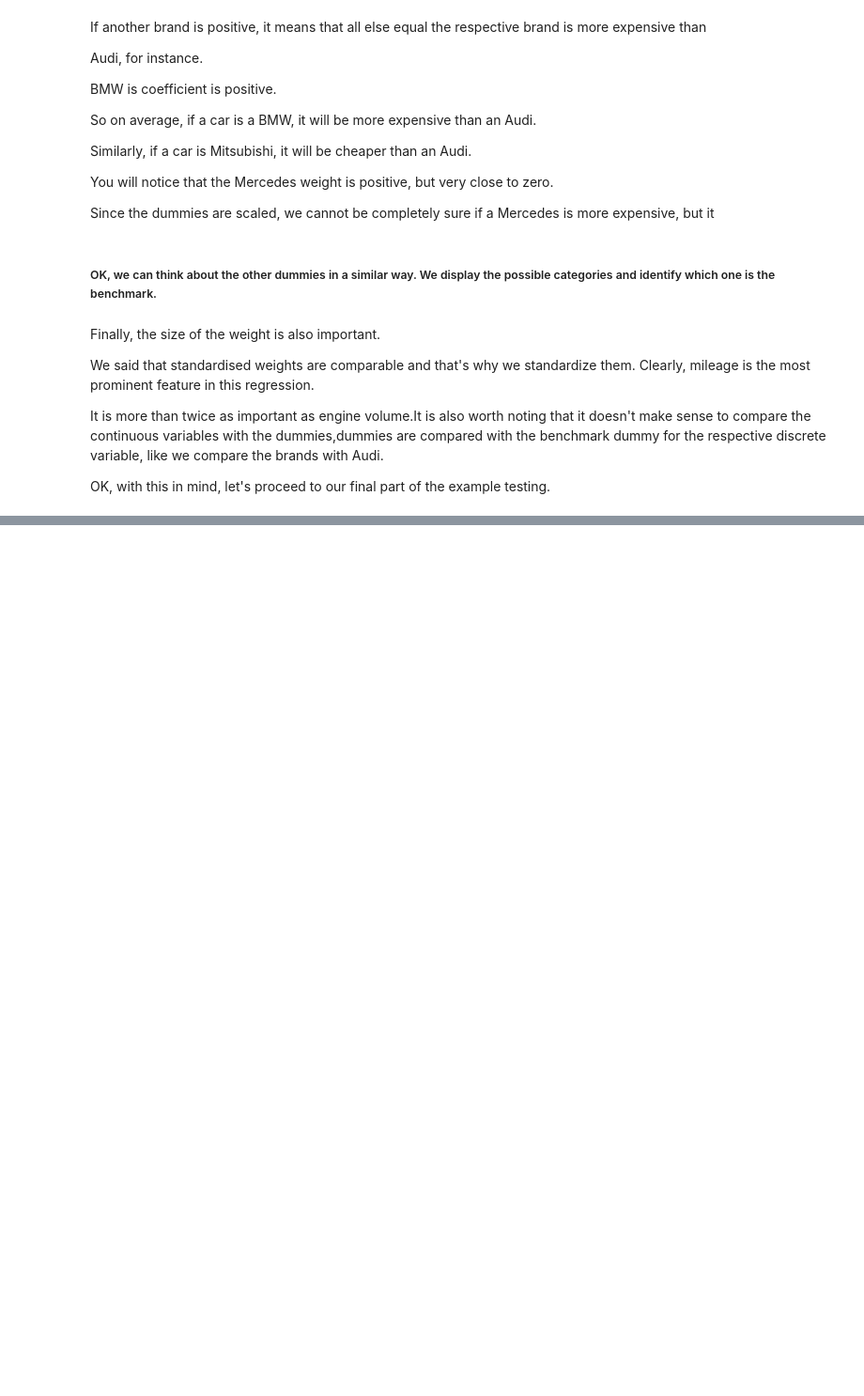
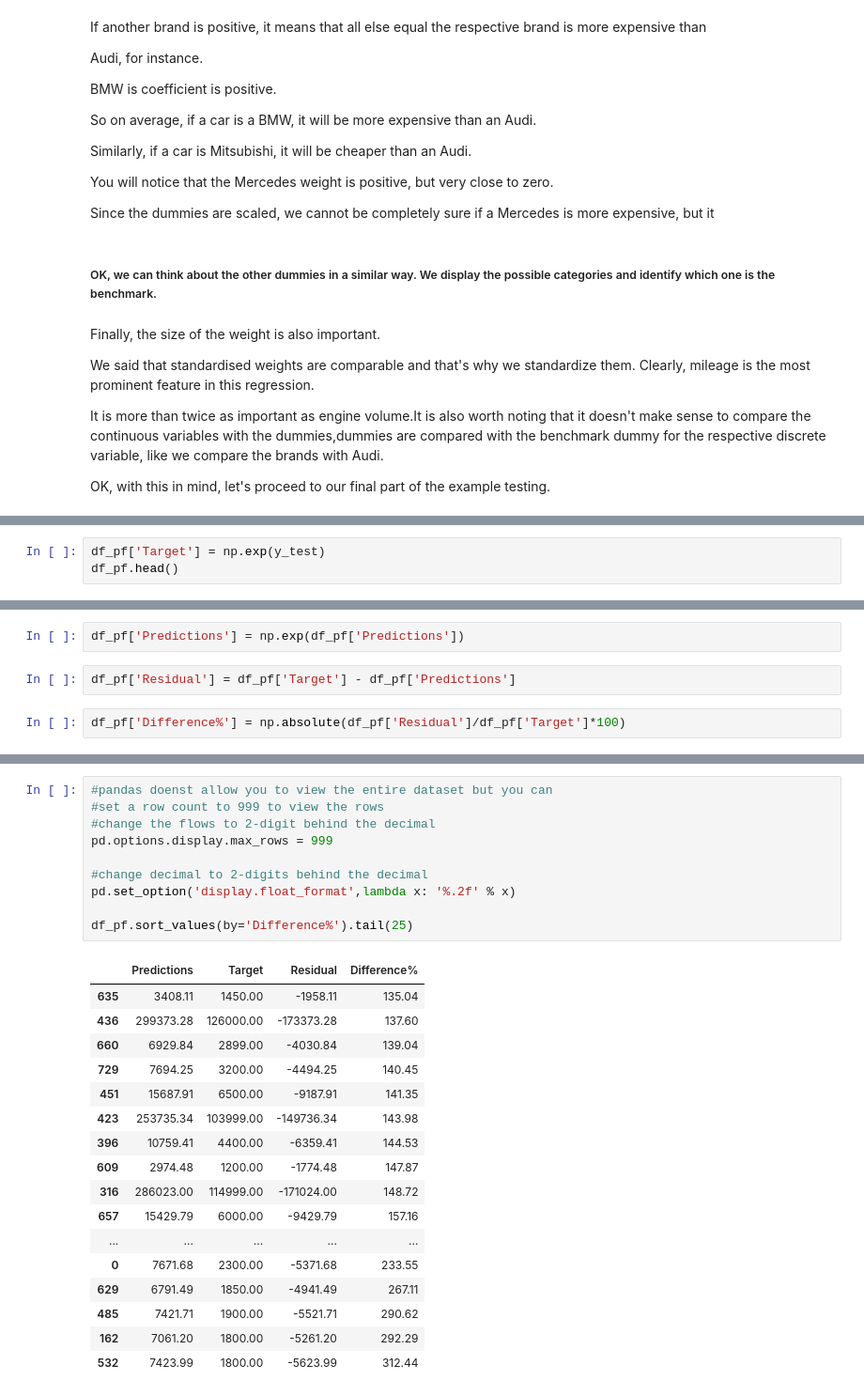
Before and after one commit to mfrancis10/Machine_Learning_101, a Jupyter notebook: RealExample.ipynb, the cells around one changed output, grey strips where cells are left out. Shown: that part at 94% size. Drawn from its saved outputs; the diff is of its cells as text; blank space fills up the shorter version.

```diff
--- a/RealExample.ipynb
+++ b/RealExample.ipynb
@@ -694,0 +855,3 @@ OK, with this in mind, let's proceed to our final part of the example testing.
+# %%
+df_pf['Target'] = np.exp(y_test)
+df_pf.head()
@@ -694,0 +865,6 @@ OK, with this in mind, let's proceed to our final part of the example testing.
+# %%
+df_pf['Predictions'] = np.exp(df_pf['Predictions'])
+# %%
+df_pf['Residual'] = df_pf['Target'] - df_pf['Predictions']
+# %%
+df_pf['Difference%'] = np.absolute(df_pf['Residual']/df_pf['Target']*100)
@@ -694,0 +915,28 @@ OK, with this in mind, let's proceed to our final part of the example testing.
+# %%
+#pandas doenst allow you to view the entire dataset but you can
+#set a row count to 999 to view the rows
+#change the flows to 2-digit behind the decimal
+pd.options.display.max_rows = 999
+
+#change decimal to 2-digits behind the decimal
+pd.set_option('display.float_format',lambda x: '%.2f' % x)
+
+df_pf.sort_values(by='Difference%').tail(25)
+# %% [output]
+|  | Predictions | Target | Residual | Difference% |
+| 635 | 3408.11 | 1450.00 | -1958.11 | 135.04 |
+| 436 | 299373.28 | 126000.00 | -173373.28 | 137.60 |
+| 660 | 6929.84 | 2899.00 | -4030.84 | 139.04 |
+| 729 | 7694.25 | 3200.00 | -4494.25 | 140.45 |
+| 451 | 15687.91 | 6500.00 | -9187.91 | 141.35 |
+| 423 | 253735.34 | 103999.00 | -149736.34 | 143.98 |
+| 396 | 10759.41 | 4400.00 | -6359.41 | 144.53 |
+| 609 | 2974.48 | 1200.00 | -1774.48 | 147.87 |
+| 316 | 286023.00 | 114999.00 | -171024.00 | 148.72 |
+| 657 | 15429.79 | 6000.00 | -9429.79 | 157.16 |
+| ... | ... | ... | ... | ... |
+| 0 | 7671.68 | 2300.00 | -5371.68 | 233.55 |
+| 629 | 6791.49 | 1850.00 | -4941.49 | 267.11 |
+| 485 | 7421.71 | 1900.00 | -5521.71 | 290.62 |
+| 162 | 7061.20 | 1800.00 | -5261.20 | 292.29 |
+| 532 | 7423.99 | 1800.00 | -5623.99 | 312.44 |
```
Also changed, not shown: parts of 27 cells of this notebook, 2 other files.
